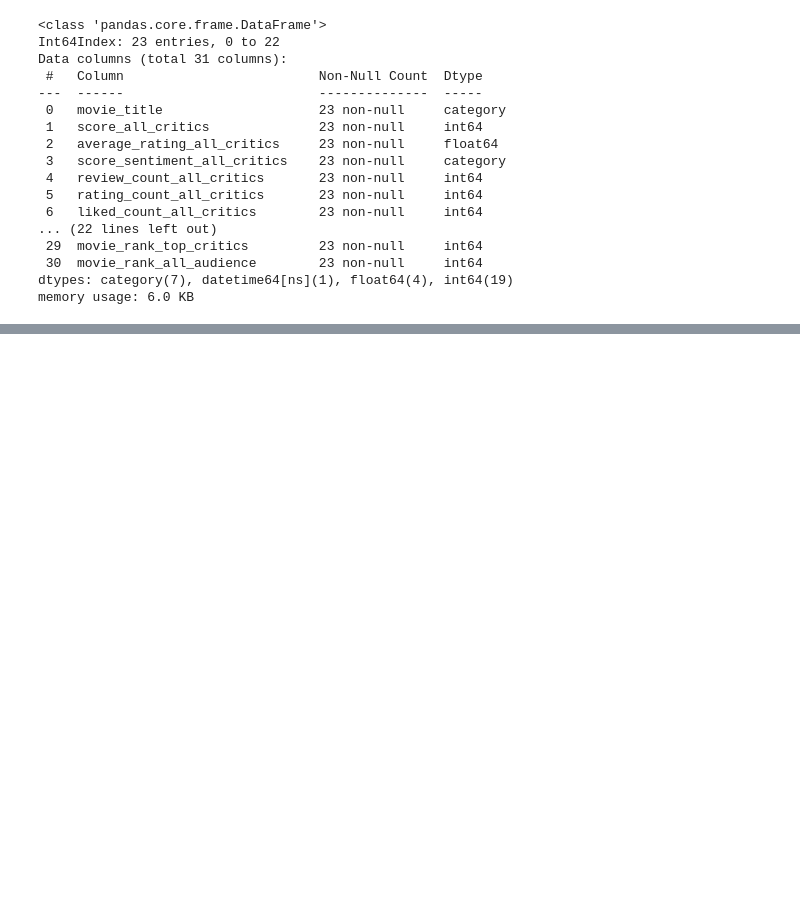
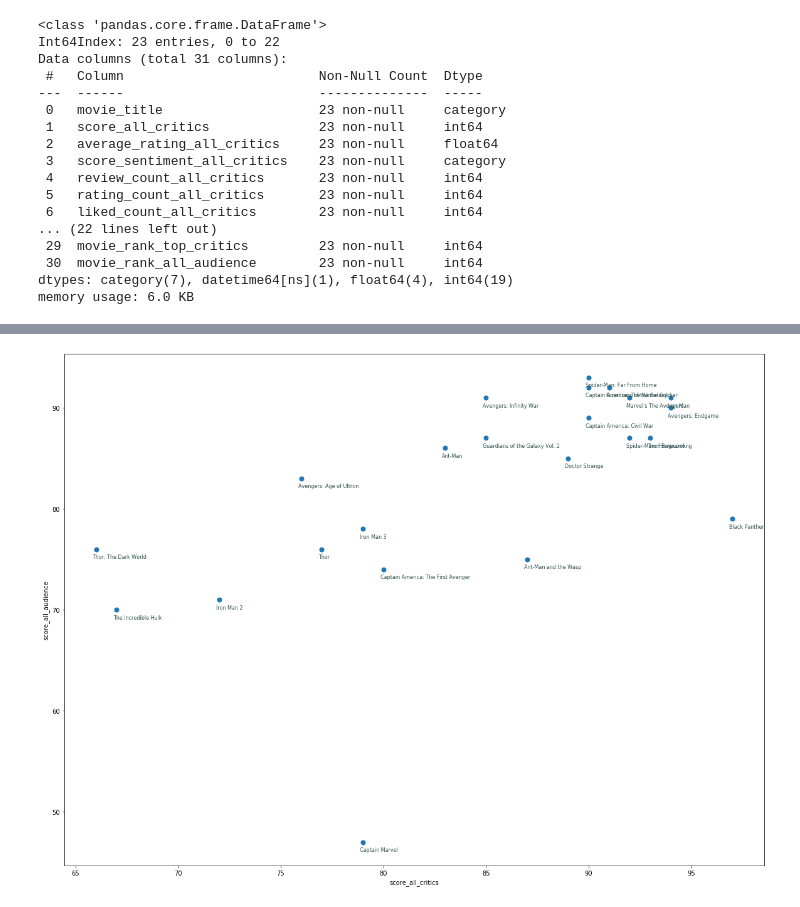
Before and after one commit to ezeahunanya/marvel_cinematic_universe_movie_ratings, a Jupyter notebook: Marvel Movie Scores.ipynb, the cells around one changed output, grey strips where cells are left out. Cells and saved outputs as stored; diff of their text form; code cells hidden in the pictures; blank space fills up the shorter version.

```diff
--- a/Marvel Movie Scores.ipynb
+++ b/Marvel Movie Scores.ipynb
@@ -526,0 +544,16 @@ df1.to_csv('mcu_movie_scores.csv', index=False)
+# %%
+def annotate_df(row):
+    ax.annotate(row.name, row.values,
+                xytext=(-5,-15),
+                textcoords='offset points',
+                size=8,
+                color='darkslategrey')
+# %%
+ax = df1[['movie_title', 'score_all_critics',
+          'score_all_audience']].set_index('movie_title').plot('score_all_critics',
+          'score_all_audience', kind='scatter', s=50, figsize=(20, 15))
+
+_ = df1[['movie_title', 'score_all_critics',
+         'score_all_audience']].set_index('movie_title').apply(annotate_df, axis=1)
+# %% [output]
+[figure, added]
```
Also changed, not shown: parts of 7 cells of this notebook.
